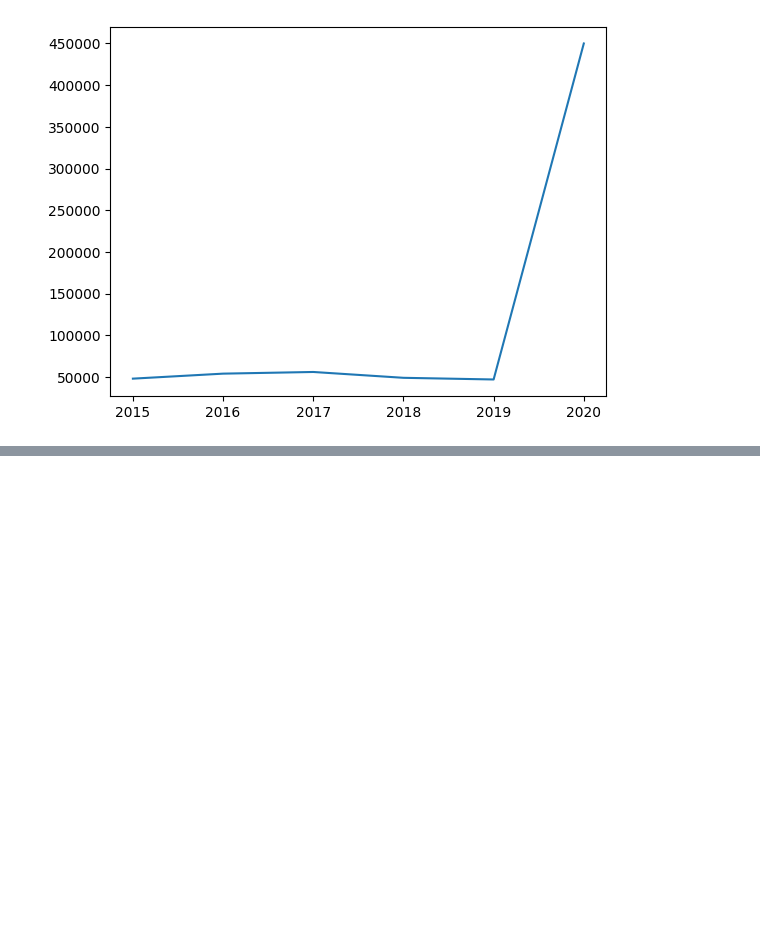
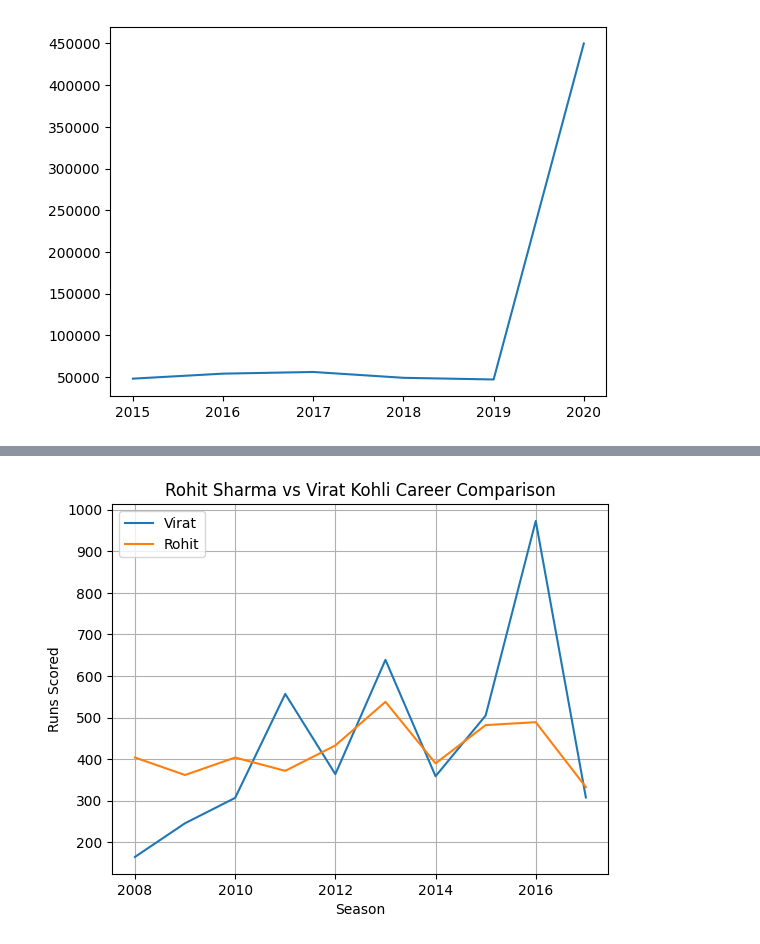
Before and after one commit to Lakshya-Ag09/Data-Science-Analysis, a Jupyter notebook: Matplotlib_01.ipynb, the cells around one changed output, grey strips where cells are left out. Cells and saved outputs as stored; diff of their text form; code cells hidden in the pictures; blank space fills up the shorter version.

```diff
--- a/Matplotlib_01.ipynb
+++ b/Matplotlib_01.ipynb
@@ -127,0 +159,14 @@ plt.plot(year, price)
+# %%
+# show
+plt.plot(batsman['index'], batsman['V Kohli'], label='Virat')
+plt.plot(batsman['index'], batsman['RG Sharma'], label='Rohit')
+
+plt.title('Rohit Sharma vs Virat Kohli Career Comparison')
+plt.xlabel('Season')
+plt.ylabel('Runs Scored')
+plt.legend()
+
+plt.grid()
+plt.show() # to print graph
+# %% [output]
+[figure, added]
```
Also changed, not shown: parts of 3 cells of this notebook.
